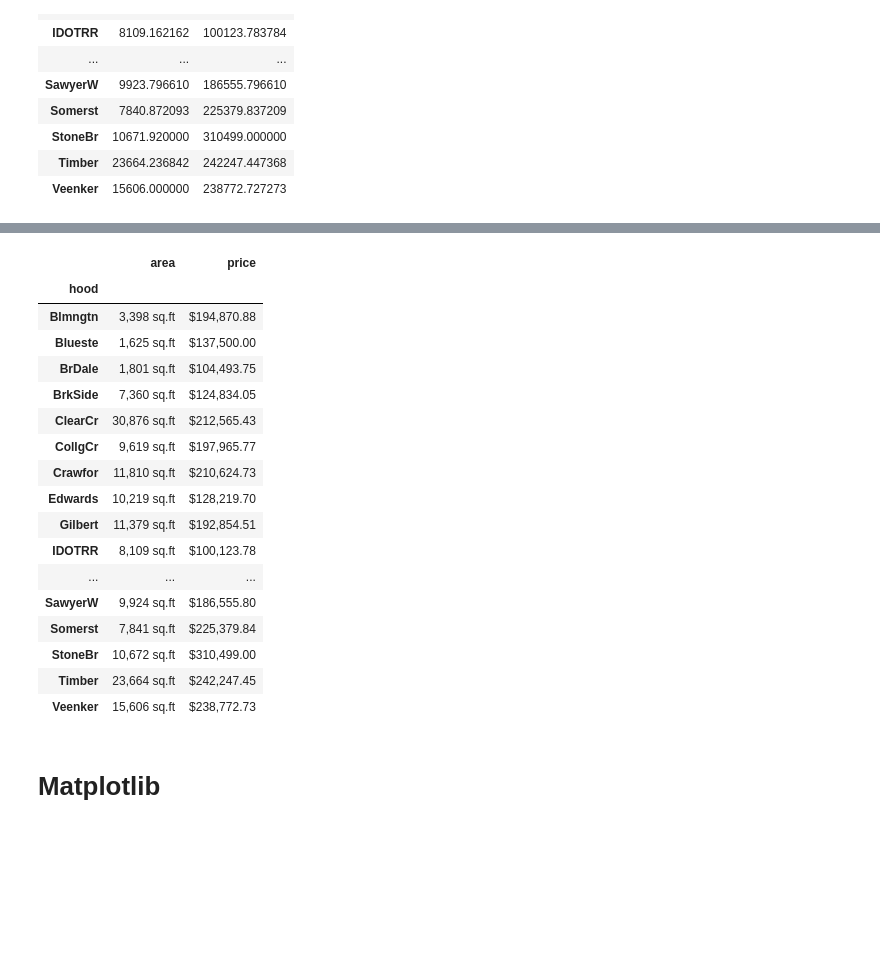
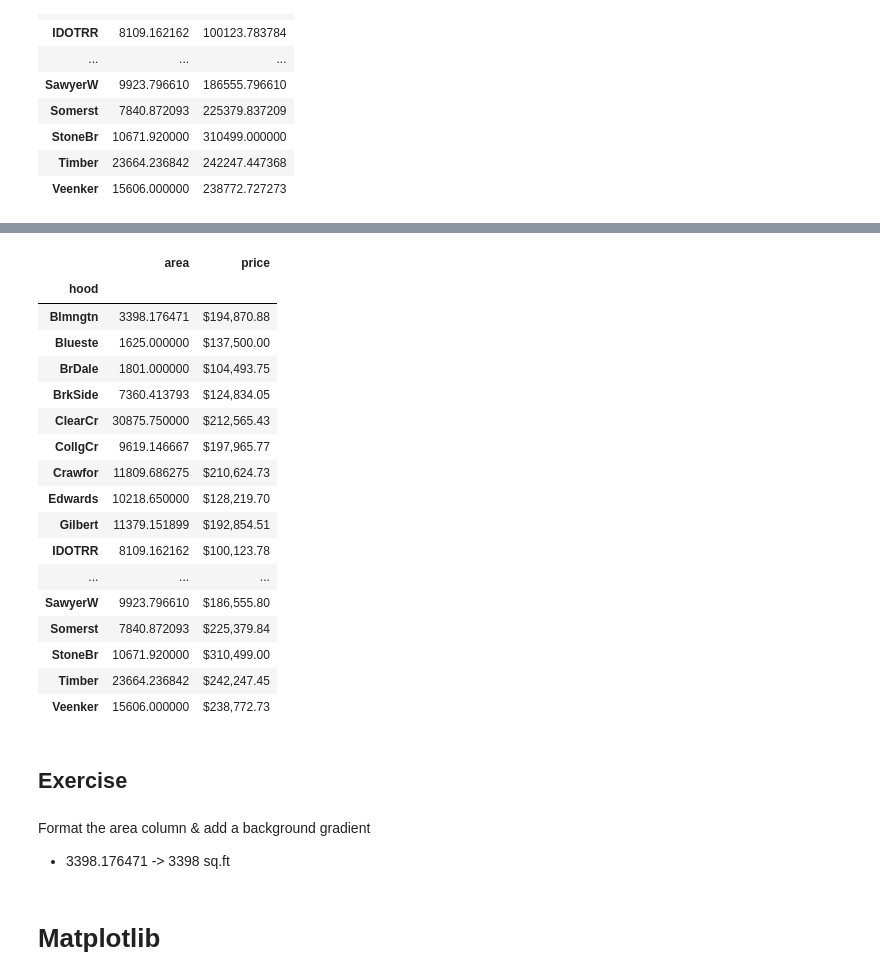
Before and after one commit to srmsoumya/dsct, a Jupyter notebook: nbs/eda/2020-07-18_eda_srm_visualization.ipynb, the cells around one changed output, grey strips where cells are left out. Drawn from its saved outputs; the diff is of its cells as text; code cells hidden in the pictures; blank space fills up the shorter version.

Commit message:
Add Exercise for the Session

```diff
--- a/nbs/eda/2020-07-18_eda_srm_visualization.ipynb
+++ b/nbs/eda/2020-07-18_eda_srm_visualization.ipynb
@@ -188,3 +195,42 @@ df4.head()
 # %% [markdown]
 # Functional EDA
+# %%
+from functools import wraps
+from datetime import datetime as dt
+
+
+def log(fn):
+    @wraps(fn)
+    def _inner(*args, **kwargs):
+        tic = dt.now()
+        r = fn(*args, **kwargs)
+        tac = dt.now()
+        print(f'Shape: {r.shape}, Execution time: {((tac - tic).microseconds)/1000:.2f} ms, Function: {fn.__name__}')
+        return r
+    return _inner
+
+# make copy
+@log
+def make_copy(df):
+    return df.copy()
+
+# select features
+@log
+def select_features(df, features=None):
+    return df[features]
+
+# fix names
+@log
+def fix_names(df, d=None):
+    return df.rename(columns=d)
+
+# drop columns
+@log
+def drop_cols(df, cols=None):
+    return df.drop(cols, axis=1)
+
+# fix dtypes
+@log
+def fix_types(df):
+    return df.assign(**{c:pd.Categorical(df[c]) for c in df.select_dtypes('object').columns})
 # %%
@@ -238,14 +286,14 @@ data.head()
 # %% [markdown]
 # Visualization in Pandas Dataframe
 # %%
-data = (df
+clean_df = (df
   .pipe(make_copy)
   .pipe(select_features, features)
   .pipe(fix_names, col_name)
   .pipe(drop_cols, ['utils', 'pool'])
   .pipe(fix_types))
 
-hood_df = (data
+hood_df = (clean_df
     .sort_values(['hood', 'year'])
     .groupby('hood')
     .agg({'area': 'mean', 'price': 'mean'})
@@ -304,31 +390,35 @@ hood_df.style.applymap(lambda x: 'color: blue' if (x <= U and x >= L) else 'colo
 # %%
 (hood_df
     .style
     .format({
-        'area': '{:,.0f} sq.ft',
         'price': '${:,.2f}'
     })
     .background_gradient(subset=['price'], cmap='YlGnBu', high=0.5, low=0.)
     .bar(subset=['area'])
     .highlight_min(color='tomato')
     .highlight_max(color='orange')
 )
 # %% [output]
 |  | area | price |
 | hood |  |  |
-| Blmngtn | 3,398 sq.ft | $194,870.88 |
-| Blueste | 1,625 sq.ft | $137,500.00 |
-| BrDale | 1,801 sq.ft | $104,493.75 |
-| BrkSide | 7,360 sq.ft | $124,834.05 |
-| ClearCr | 30,876 sq.ft | $212,565.43 |
-| CollgCr | 9,619 sq.ft | $197,965.77 |
-| Crawfor | 11,810 sq.ft | $210,624.73 |
-| Edwards | 10,219 sq.ft | $128,219.70 |
-| Gilbert | 11,379 sq.ft | $192,854.51 |
-| IDOTRR | 8,109 sq.ft | $100,123.78 |
+| Blmngtn | 3398.176471 | $194,870.88 |
+| Blueste | 1625.000000 | $137,500.00 |
+| BrDale | 1801.000000 | $104,493.75 |
+| BrkSide | 7360.413793 | $124,834.05 |
+| ClearCr | 30875.750000 | $212,565.43 |
+| CollgCr | 9619.146667 | $197,965.77 |
+| Crawfor | 11809.686275 | $210,624.73 |
+| Edwards | 10218.650000 | $128,219.70 |
+| Gilbert | 11379.151899 | $192,854.51 |
+| IDOTRR | 8109.162162 | $100,123.78 |
 | ... | ... | ... |
-| SawyerW | 9,924 sq.ft | $186,555.80 |
-| Somerst | 7,841 sq.ft | $225,379.84 |
-| StoneBr | 10,672 sq.ft | $310,499.00 |
-| Timber | 23,664 sq.ft | $242,247.45 |
-| Veenker | 15,606 sq.ft | $238,772.73 |
+| SawyerW | 9923.796610 | $186,555.80 |
+| Somerst | 7840.872093 | $225,379.84 |
+| StoneBr | 10671.920000 | $310,499.00 |
+| Timber | 23664.236842 | $242,247.45 |
+| Veenker | 15606.000000 | $238,772.73 |
+# %% [markdown]
+## Exercise
+# %% [markdown]
+Format the area column & add a background gradient
+- 3398.176471 -> 3398 sq.ft
```
Also changed, not shown: parts of 39 cells of this notebook.
